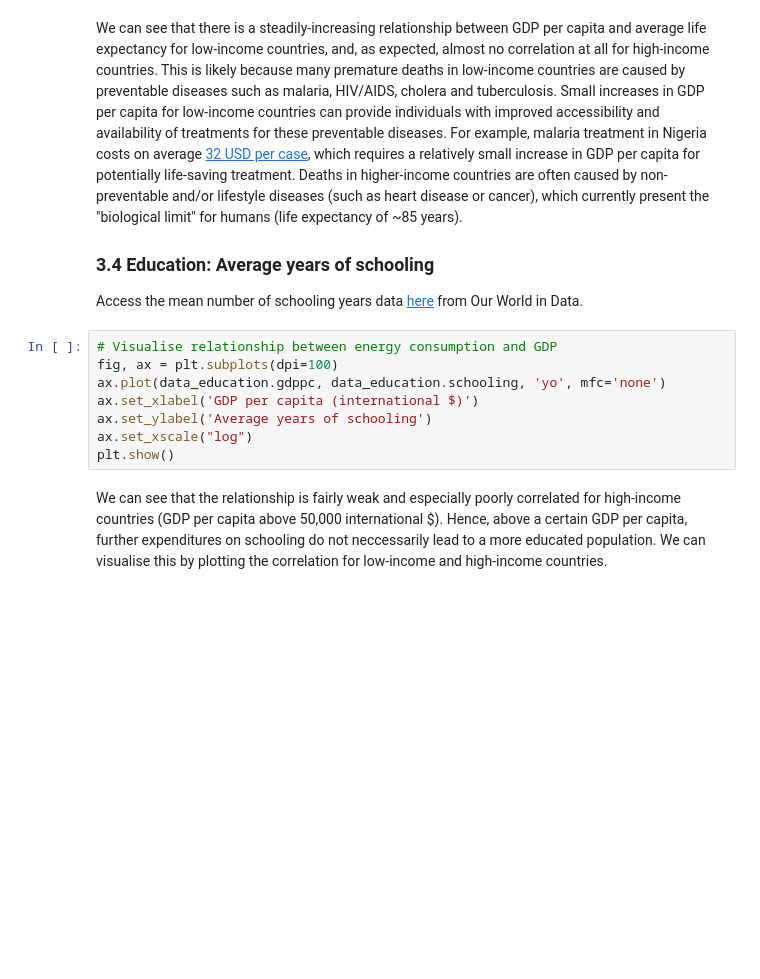
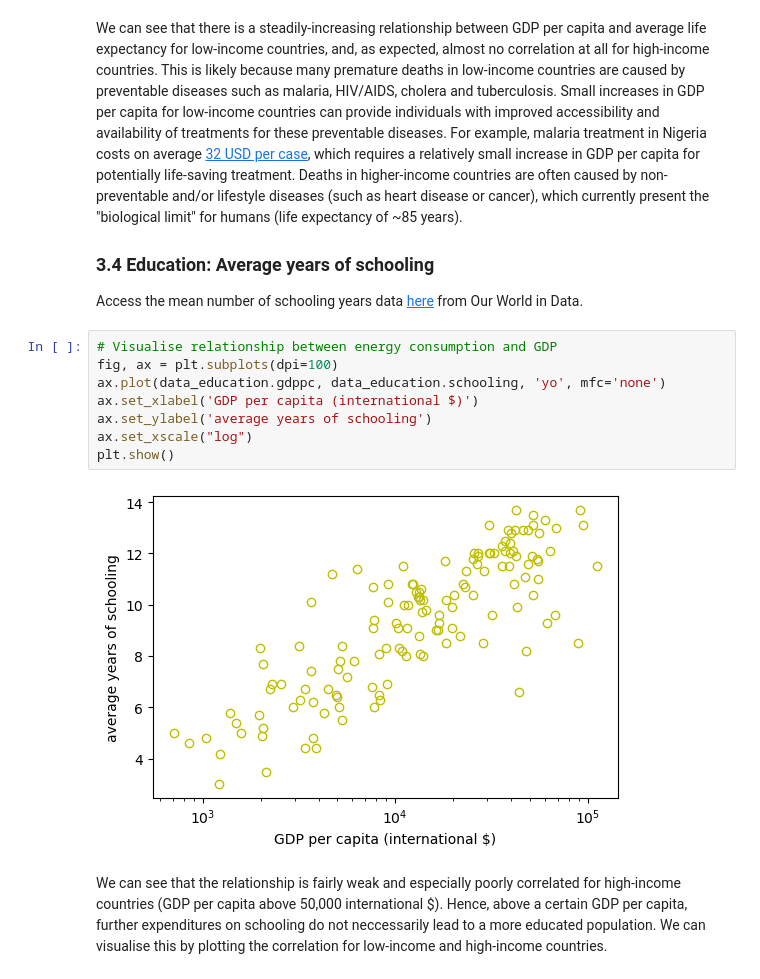
Before and after one commit to QuantEcon/reading-group-2024, a Jupyter notebook: notebooks/gdp_lecture/notebook/GDP_Correlations_Simple.ipynb, the cells around one changed output. Saved outputs shown, nothing was run; the diff lists cells and outputs as text; blank space fills up the shorter version.

```diff
--- a/notebooks/gdp_lecture/notebook/GDP_Correlations_Simple.ipynb
+++ b/notebooks/gdp_lecture/notebook/GDP_Correlations_Simple.ipynb
@@ -371,11 +396,13 @@ Access the mean number of schooling years data [here](https://ourworldindata.org
 # %%
 # Visualise relationship between energy consumption and GDP
 fig, ax = plt.subplots(dpi=100)
 ax.plot(data_education.gdppc, data_education.schooling, 'yo', mfc='none')
 ax.set_xlabel('GDP per capita (international $)')
-ax.set_ylabel('Average years of schooling')
+ax.set_ylabel('average years of schooling')
 ax.set_xscale("log")
 plt.show()
+# %% [output]
+[figure, added]
 # %% [markdown]
 We can see that the relationship is fairly weak and especially poorly correlated for high-income countries (GDP per capita above 50,000 international $). Hence, above a certain GDP per capita, further expenditures on schooling do not neccessarily lead to a more educated population. We can visualise this by plotting the correlation for low-income and high-income countries.
 # %%
```
Also changed, not shown: parts of 12 cells of this notebook, 1 other file.
